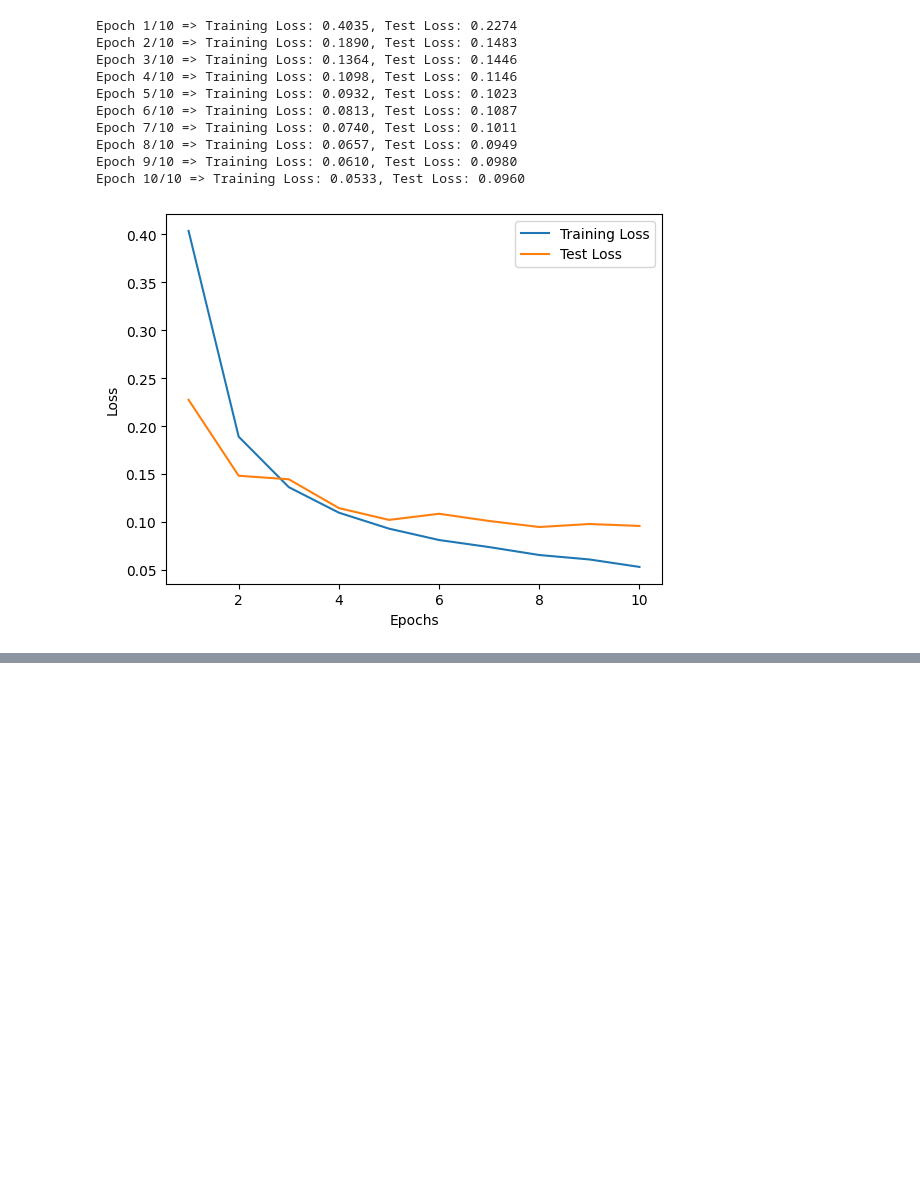
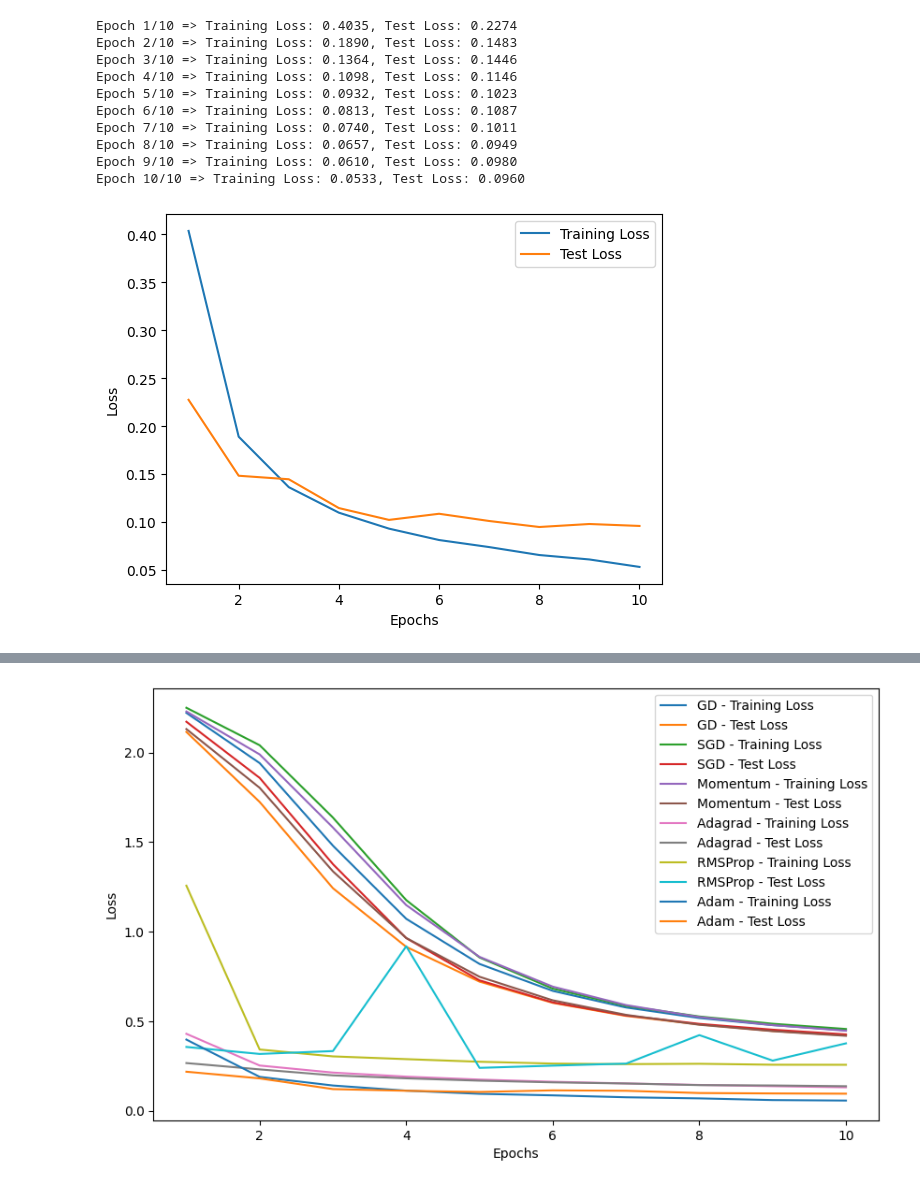
Before and after one commit to atavice/seminar, a Jupyter notebook: main.ipynb, the cells around one changed output, grey strips where cells are left out. Cells and saved outputs as stored; diff of their text form; code cells hidden in the pictures; blank space fills up the shorter version.

Commit message:
multiple algorithms performance benchmark

```diff
--- a/main.ipynb
+++ b/main.ipynb
@@ -93,3 +93,78 @@ plt.legend()
 plt.show()
 # %% [output]
 [figure]
+# %%
+# Define optimization algorithms
+optimizers = {
+    'GD': optim.SGD,
+    'SGD': optim.SGD,
+    'Momentum': optim.SGD,
+    'Adagrad': optim.Adagrad,
+    'RMSProp': optim.RMSprop,
+    'Adam': optim.Adam
+}
+
+# Training loop
+results = {}
+
+for optimizer_name, optimizer_class in optimizers.items():
+    model = SimpleNN()  # Replace with your model
+    model.to(device)
+
+    # Initialize optimizer based on the algorithm
+    if optimizer_name in ['GD', 'SGD', 'Momentum']:
+        optimizer = optimizer_class(model.parameters(), lr=learning_rate)
+    else:
+        optimizer = optimizer_class(model.parameters())
+
+    criterion = nn.CrossEntropyLoss()
+
+    train_losses = []
+    test_losses = []
+
+    for epoch in range(num_epochs):
+        model.train()
+        train_loss = 0.0
+        for inputs, labels in train_loader:
+            inputs, labels = inputs.to(device), labels.to(device)
+            optimizer.zero_grad()
+            outputs = model(inputs)
+            loss = criterion(outputs, labels)
+            loss.backward()
+            optimizer.step()
+            train_loss += loss.item()
+
+        # Calculate average training loss for the epoch
+        train_loss /= len(train_loader)
+        train_losses.append(train_loss)
+
+        # Evaluate on the test set
+        model.eval()
+        test_loss = 0.0
+        with torch.no_grad():
+            for inputs, labels in test_loader:
+                inputs, labels = inputs.to(device), labels.to(device)
+                outputs = model(inputs)
+                loss = criterion(outputs, labels)
+                test_loss += loss.item()
+
+        # Calculate average test loss for the epoch
+        test_loss /= len(test_loader)
+        test_losses.append(test_loss)
+
+        print(f"Epoch {epoch + 1}/{num_epochs} => {optimizer_name} => Training Loss: {train_loss:.4f}, Test Loss: {test_loss:.4f}")
+
+    # Save results
+    results[optimizer_name] = {'train_losses': train_losses, 'test_losses': test_losses}
+
+# Plotting the training and test losses for each optimizer
+plt.figure(figsize=(10, 6))
+for optimizer_name, result in results.items():
+    plt.plot(range(1, num_epochs + 1), result['train_losses'], label=f'{optimizer_name} - Training Loss')
+    plt.plot(range(1, num_epochs + 1), result['test_losses'], label=f'{optimizer_name} - Test Loss')
+
+plt.xlabel('Epochs')
+plt.ylabel('Loss')
+plt.legend()
+plt.show()
+# %% [output]
@@ -95,0 +188 @@ plt.show()
+[figure, added]
```
Also changed, not shown: parts of 1 cell of this notebook, 2 other files.
